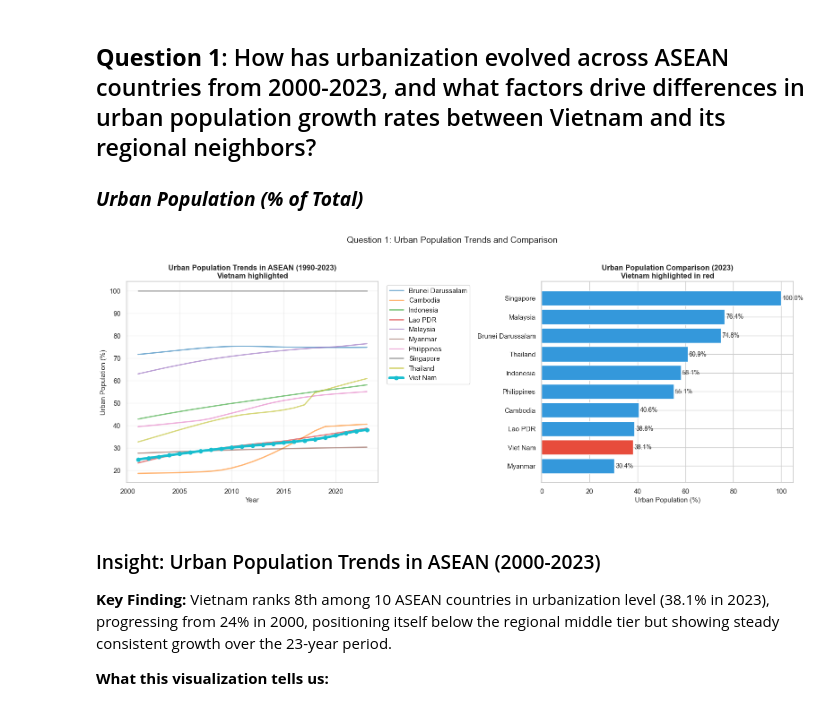
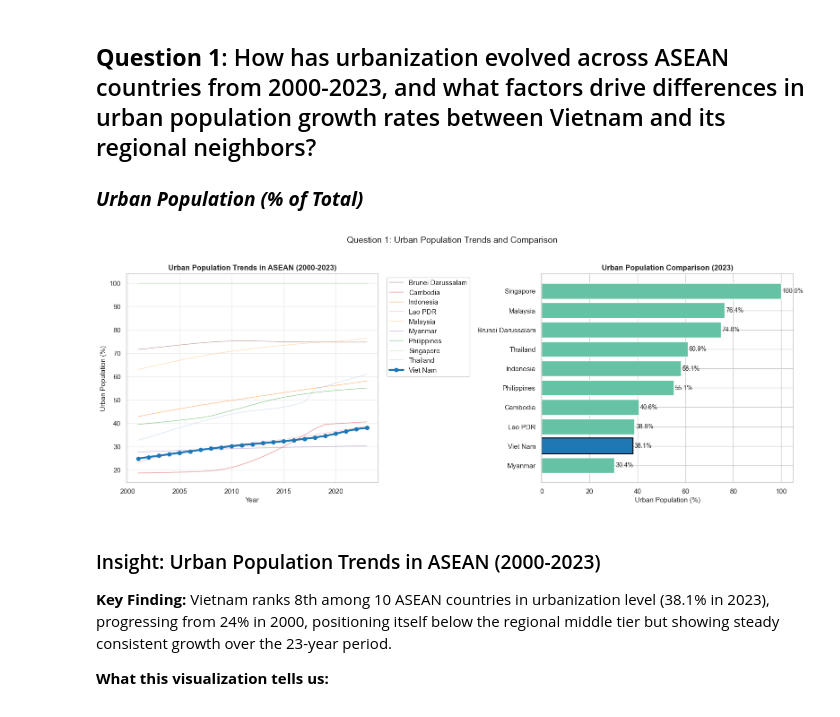
Before and after one commit to thloc1212/DV_LAB2, a Jupyter notebook: merged/merge.ipynb, the cells around one changed output. Cells and saved outputs as stored; diff of their text form; code cells hidden in the pictures.

```diff
--- a/merged/merge.ipynb
+++ b/merged/merge.ipynb
@@ -401,14 +421,14 @@ df_pivot = df_pivot.rename(columns={"Country Name": "Country"})
 # Replace country name for consistency
 df_pivot["Country"] = df_pivot["Country"].replace({"Viet Nam": "Vietnam"})
 
-# Define ASEAN countries
-asean = [
+# Define ASEAN countries and income groups for Part 1
+asean_countries_and_income = [
     "Vietnam", "Thailand", "Malaysia", "Indonesia", "Philippines",
     "Singapore", "Cambodia", "Lao PDR", "Myanmar", "Timor-Leste", "Brunei Darussalam",
     "High income", "Low income", "Middle income"
 ]
 
-df_asean = df_pivot[df_pivot["Country"].isin(asean)].copy()
+df_asean_industry = df_pivot[df_pivot["Country"].isin(asean_countries_and_income)].copy()
 # %% [markdown]
 ## **Question 1**: Where does Vietnam stand in ASEAN industrialization?
 
@@ -1143,6 +1212,10 @@ plt.show()
 # %% [markdown]
 ### SET-UP
 # %%
-asean_countries = ["Viet Nam", "Singapore", "Malaysia", "Thailand", "Indonesia", "Philippines", "Brunei Darussalam", "Cambodia", "Lao PDR", "Myanmar", "Timor-Leste"]
-df_asean = df_melted[df_melted["Country Name"].isin(asean_countries)].copy()
+asean_countries = [
+    "Viet Nam", "Thailand", "Indonesia", "Malaysia", "Philippines",
+    "Singapore", "Cambodia", "Lao PDR", "Myanmar", "Timor-Leste",
+    "Brunei Darussalam",
+]
+df_asean_gender = df_melted[df_melted["Country Name"].isin(asean_countries)].copy()
 # %% [markdown]
@@ -1752,50 +1822,96 @@ for code, name in URBANIZATION_INDICATORS.items():
 
 ### ***Urban Population (% of Total)***
 # %%
+# code = 'SP.URB.TOTL.IN.ZS'
+# df = urb_data_clean[code].copy()
+# country_cols = [col for col in df.columns if col != 'Year']
+
+# fig, axes = plt.subplots(1, 2, figsize=(16, 6))
+
+# # Plot 1: Line chart - All ASEAN countries
+# ax1 = axes[0]
+# # Cmap to get distinct colors for each country
+# cmap = plt.get_cmap('tab10')
+# for country in country_cols:
+#     color = cmap(list(country_cols).index(country) % 10)
+#     style = '-' if country != 'Viet Nam' else '-'
+#     width = 2 if country != 'Viet Nam' else 4
+#     alpha = 0.6 if country != 'Viet Nam' else 1.0
+#     ax1.plot(df['Year'], df[country], linewidth=width, alpha=alpha, label=country,
+#              marker='o' if country == 'Viet Nam' else None, markersize=6, color=color)
+
+# ax1.set_xlabel('Year')
+# ax1.set_ylabel('Urban Population (%)')
+# ax1.set_title('Urban Population Trends in ASEAN (2000-2023)\nVietnam highlighted', fontweight='bold')
+# ax1.legend(bbox_to_anchor=(1.02, 1), loc='upper left')
+# ax1.grid(True, alpha=0.3)
+
+# # Plot 2: Bar chart - Latest year comparison
+# ax2 = axes[1]
+# latest_year = df['Year'].max()
+# latest_data = df[df['Year'] == latest_year].iloc[0, 1:].sort_values(ascending=True)
+
+# colors = ['#e74c3c' if c == 'Viet Nam' else '#3498db' for c in latest_data.index]
+# bars = ax2.barh(latest_data.index, latest_data.values, color=colors)
+# ax2.set_xlabel('Urban Population (%)')
+# ax2.set_title(f'Urban Population Comparison ({latest_year})\nVietnam highlighted in red', fontweight='bold')
+
+# # Add value labels
+# for bar, val in zip(bars, latest_data.values):
+#     ax2.text(val + 0.5, bar.get_y() + bar.get_height()/2, f'{val:.1f}%',
+#              va='center', fontsize=10)
+
+# plt.suptitle('Question 1: Urban Population Trends and Comparison', fontsize=14, y=1.02)
+# plt.tight_layout()
+# plt.show()
+
 code = 'SP.URB.TOTL.IN.ZS'
 df = urb_data_clean[code].copy()
 country_cols = [col for col in df.columns if col != 'Year']
 
 fig, axes = plt.subplots(1, 2, figsize=(16, 6))
 
-# Plot 1: Line chart - All ASEAN countries
+# Plot 1: Line chart
 ax1 = axes[0]
-# Cmap to get distinct colors for each country
-cmap = plt.get_cmap('tab10')
 for country in country_cols:
-    color = cmap(list(country_cols).index(country) % 10)
-    style = '-' if country != 'Viet Nam' else '-'
-    width = 2 if country != 'Viet Nam' else 4
-    alpha = 0.6 if country != 'Viet Nam' else 1.0
+    color = palette_countries.get(country, 'gray') # Dùng palette chung
+    style = '-'
+    width = 3 if country == 'Viet Nam' else 1.2
+    alpha = 1.0 if country == 'Viet Nam' else 0.4
     ax1.plot(df['Year'], df[country], linewidth=width, alpha=alpha, label=country,
              marker='o' if country == 'Viet Nam' else None, markersize=6, color=color)
 
 ax1.set_xlabel('Year')
 ax1.set_ylabel('Urban Population (%)')
-ax1.set_title('Urban Population Trends in ASEAN (1990-2023)\nVietnam highlighted', fontweight='bold')
+ax1.set_title('Urban Population Trends in ASEAN (2000-2023)', fontweight='bold')
 ax1.legend(bbox_to_anchor=(1.02, 1), loc='upper left')
 ax1.grid(True, alpha=0.3)
 
-# Plot 2: Bar chart - Latest year comparison
+# Plot 2: Bar chart
 ax2 = axes[1]
 latest_year = df['Year'].max()
 latest_data = df[df['Year'] == latest_year].iloc[0, 1:].sort_values(ascending=True)
 
-colors = ['#e74c3c' if c == 'Viet Nam' else '#3498db' for c in latest_data.index]
-bars = ax2.barh(latest_data.index, latest_data.values, color=colors)
+# Dùng palette chung cho Bar chart
+bars = ax2.barh(latest_data.index, latest_data.values)
+
+vn = latest_data[latest_data.index == 'Viet Nam']
+plt.barh(
+    vn.index, vn.values,
+    color=VN_COLOR, edgecolor='black', linewidth=1.5, label='Viet Nam'
+)
+
 ax2.set_xlabel('Urban Population (%)')
-ax2.set_title(f'Urban Population Comparison ({latest_year})\nVietnam highlighted in red', fontweight='bold')
+ax2.set_title(f'Urban Population Comparison ({latest_year})', fontweight='bold')
 
-# Add value labels
 for bar, val in zip(bars, latest_data.values):
-    ax2.text(val + 0.5, bar.get_y() + bar.get_height()/2, f'{val:.1f}%',
-             va='center', fontsize=10)
+    ax2.text(val + 0.5, bar.get_y() + bar.get_height()/2, f'{val:.1f}%', va='center', fontsize=10)
 
 plt.suptitle('Question 1: Urban Population Trends and Comparison', fontsize=14, y=1.02)
 plt.tight_layout()
 plt.show()
 # %% [output]
-[figure, old version]
+[figure, new version]
 # %% [markdown]
 ### Insight: Urban Population Trends in ASEAN (2000-2023)
 
```
Also changed, not shown: parts of 42 cells of this notebook.
